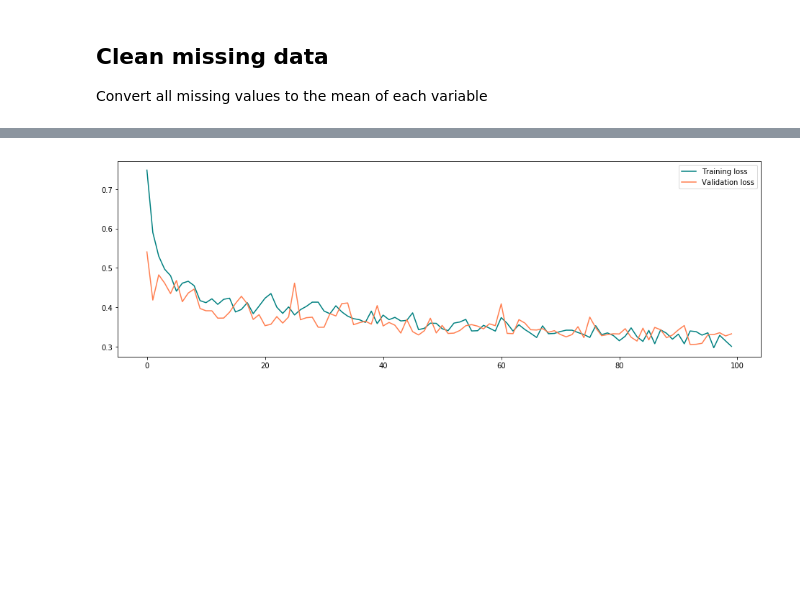
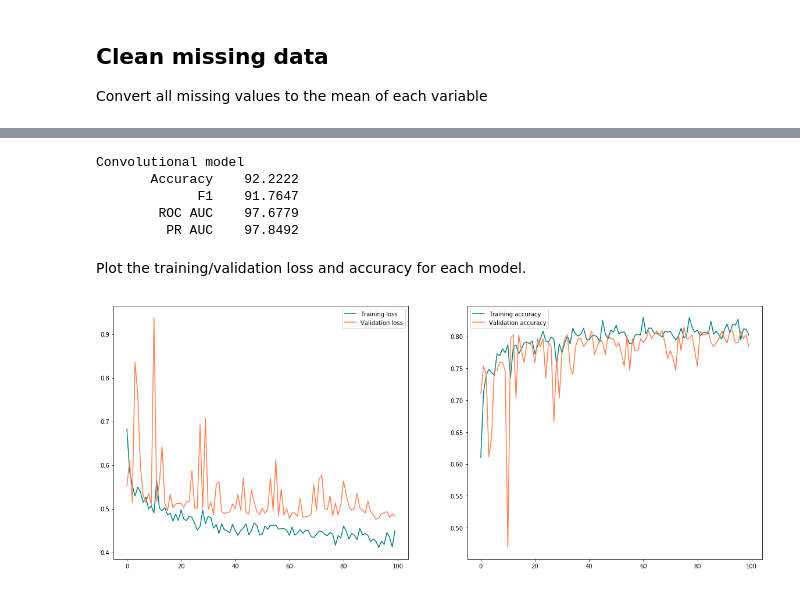
Before and after one commit to cgloge/vineyard_scout, a Jupyter notebook: build_vineyard_scout.ipynb, the cells around one changed output, grey strips where cells are left out. Drawn from its saved outputs; the diff is of its cells as text; code cells hidden in the pictures; blank space fills up the shorter version.

Commit message:
Improved model now with precision / recal and ROC plots

```diff
--- a/build_vineyard_scout.ipynb
+++ b/build_vineyard_scout.ipynb
@@ -238,0 +96,5 @@ while i < len(val_loss_results):
+# %%
+import importlib
+import models
+
+models = importlib.reload(models)
@@ -238,0 +103,2 @@ while i < len(val_loss_results):
+# %%
+conv_clf = models.VineyardClassifier().fit(trX, trY)
@@ -239,21 +127,67 @@ while i < len(val_loss_results):
+# %%
+def evaluate_model(model, X, y):
+    probs = model.predict_proba(X)[:, 1]
+    preds = probs.round().astype(np.int)
+
+    all_metrics = [('Accuracy', metrics.accuracy_score, False),
+                   ('F1', metrics.f1_score, False),
+                   ('ROC AUC', metrics.roc_auc_score, True),
+                   ('PR AUC', metrics.average_precision_score, True),
+                   ]
+
+    for name, metric, needs_proba in all_metrics:
+        if needs_proba:
+            next_result = metric(y, probs)
+        else:
+            next_result = metric(y, preds)
+
+        print('%15s %10.4f' % (name, 100 * next_result))
+
+print('Convolutional model')
+evaluate_model(conv_clf, tsX, tsY)
+print()
+# %% [output]
+Convolutional model
+       Accuracy    92.2222
+             F1    91.7647
+        ROC AUC    97.6779
+         PR AUC    97.8492
+# %% [markdown]
+Plot the training/validation loss and accuracy for each model.
 # %%
-#Plot performance over epochs
 from matplotlib import pyplot as plt
 
-#Create ticks on x axis from 0 through the number of epochs
-x = np.arange(0,epochs)
+def plot_learning_curves(clf):
+    probs = clf.predict_proba(tsX)[:, 1]
 
-lines = [loss_results,val_loss_results]
-colors  = ['teal','coral']
-labels  = ['Training loss','Validation loss']
+    #Plot performance over epochs
 
-# Adjust default plot size
-plt.figure(figsize=(16,5))
+    #Create ticks on x axis from 0 through the number of epochs
+    x = np.arange(0, len(clf.history['loss']))
 
-for i,c,l in zip(lines,colors,labels):
-    plt.plot(x,i,c,label='l')
-    plt.legend(labels)
+    lines = [clf.history['loss'],clf.history['val_loss']]
+    colors  = ['teal','coral']
+    labels  = ['Training loss','Validation loss']
 
-plt.show()
+    # Adjust default plot size
+    plt.figure(figsize=(20, 8))
+    plt.subplot(121)
+
+    for i,c,l in zip(lines,colors,labels):
+        plt.plot(x,i,c,label='l')
+        plt.legend(labels)
+
+    lines = [clf.history['acc'],clf.history['val_acc']]
+    colors  = ['teal','coral']
+    labels  = ['Training accuracy','Validation accuracy']
+
+    # Adjust default plot size
+    plt.subplot(122)
+    for i,c,l in zip(lines,colors,labels):
+        plt.plot(x,i,c,label='l')
+        plt.legend(labels)
+    plt.show()
+
+plot_learning_curves(conv_clf)
 # %% [output]
-[figure, old version]
+[figure, new version]
```
Also changed, not shown: parts of 29 cells of this notebook, 2 other files.
